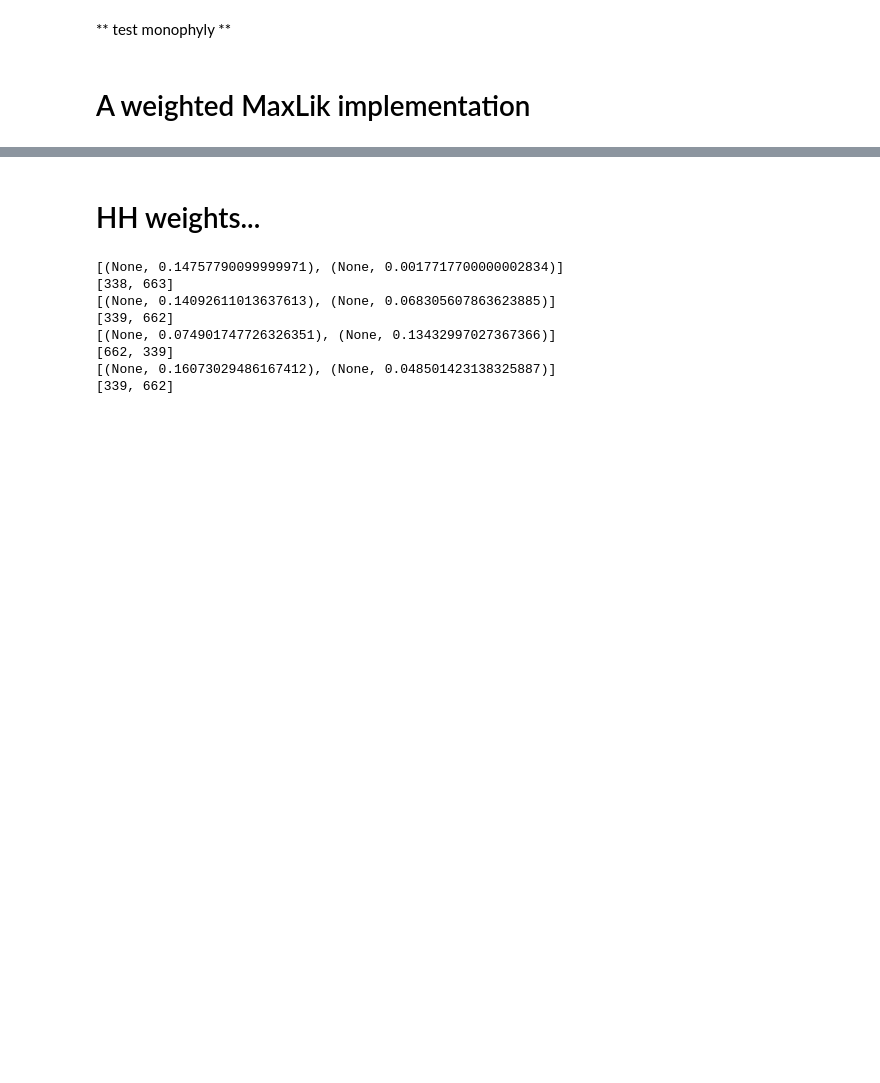
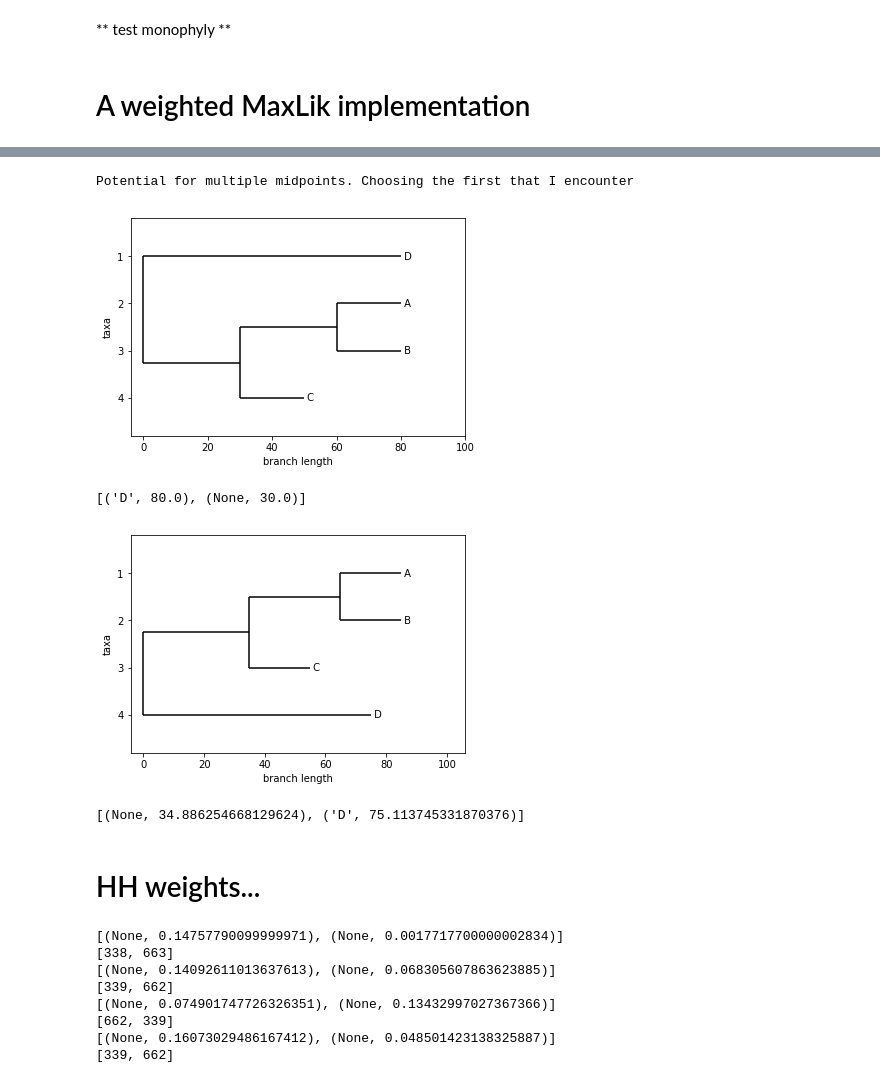
Before and after one commit to adamhockenberry/tree-rooting, a Jupyter notebook: Code/rooting_methods_DEV.ipynb, the cells around one changed output, grey strips where cells are left out. Saved outputs shown, nothing was run; the diff lists cells and outputs as text; code cells hidden in the pictures; blank space fills up the shorter version.

```diff
--- a/Code/rooting_methods_DEV.ipynb
+++ b/Code/rooting_methods_DEV.ipynb
@@ -537,0 +542,13 @@ print([(i.name, i.branch_length) for i in tree.root.clades])
+# %%
+# tree = Phylo.read('../../Phylogenetic_couplings/Data/psicov150_aln_pdb/raw_trees/1a3aA.newick', 'newick')
+# tree = Phylo.read('/Users/adamhockenberry/Downloads/BM_Folder/paper_tree.txt', 'newick')
+tree = Phylo.read(StringIO('(((A:20, B:20):30,C:20):30, D:80)'), 'newick', rooted=False)
+# tree = Phylo.read('../Data/Tria_et_al_data/eukaryotes/ingroup/phyml/KOG0007.faa.aln.nwk', 'newick')
+# Phylo.draw(tree)
+# tree.root_with_outgroup('A', outgroup_branch_length=10e-8)
+# C = next(tree.find_elements('C'))
+# C.branch_length = 40
+# tree.root_with_outgroup('MAL')
+# noi = next(tree.find_elements('PV22'))
+# noi.branch_length += 20
+Phylo.draw(tree)
@@ -538,3 +557,16 @@ print([(i.name, i.branch_length) for i in tree.root.clades])
+# %%
+tree = rooting_methods_general.mp_root_adhock(tree)
+Phylo.draw(tree)
+print([(i.name, i.branch_length) for i in tree.root.clades])
+tree, a, b, c = rooting_methods_general.MinVar_root_adhock_general(tree, weights_type='GSCn')
+Phylo.draw(tree)
+print([(i.name, i.branch_length) for i in tree.root.clades])
+# %% [output]
+Potential for multiple midpoints. Choosing the first that I encounter
+[figure, added]
+[('D', 80.0), (None, 30.0)]
+[figure, added]
+[(None, 34.886254668129624), ('D', 75.113745331870376)]
 # %% [markdown]
 # HH weights...
 # %%
```
Also changed, not shown: parts of 3 cells of this notebook, 7 other files.
